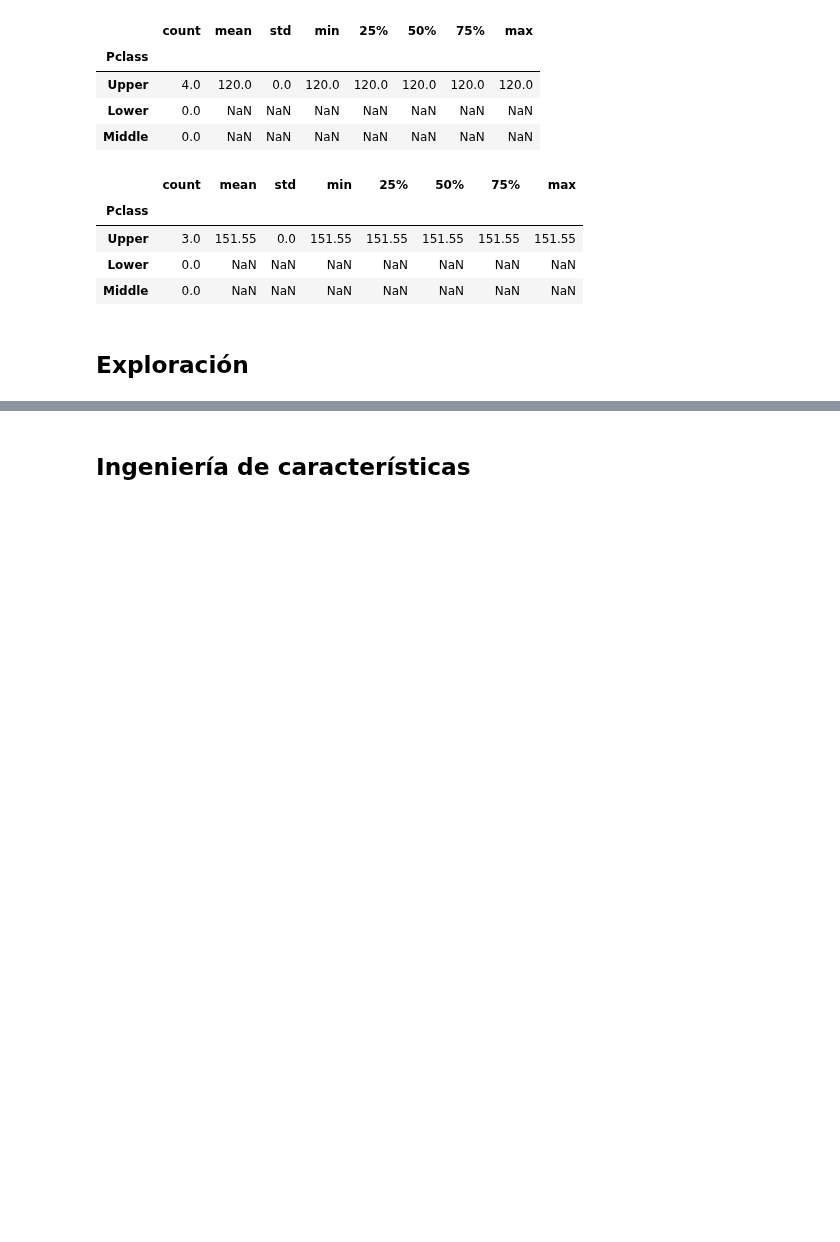
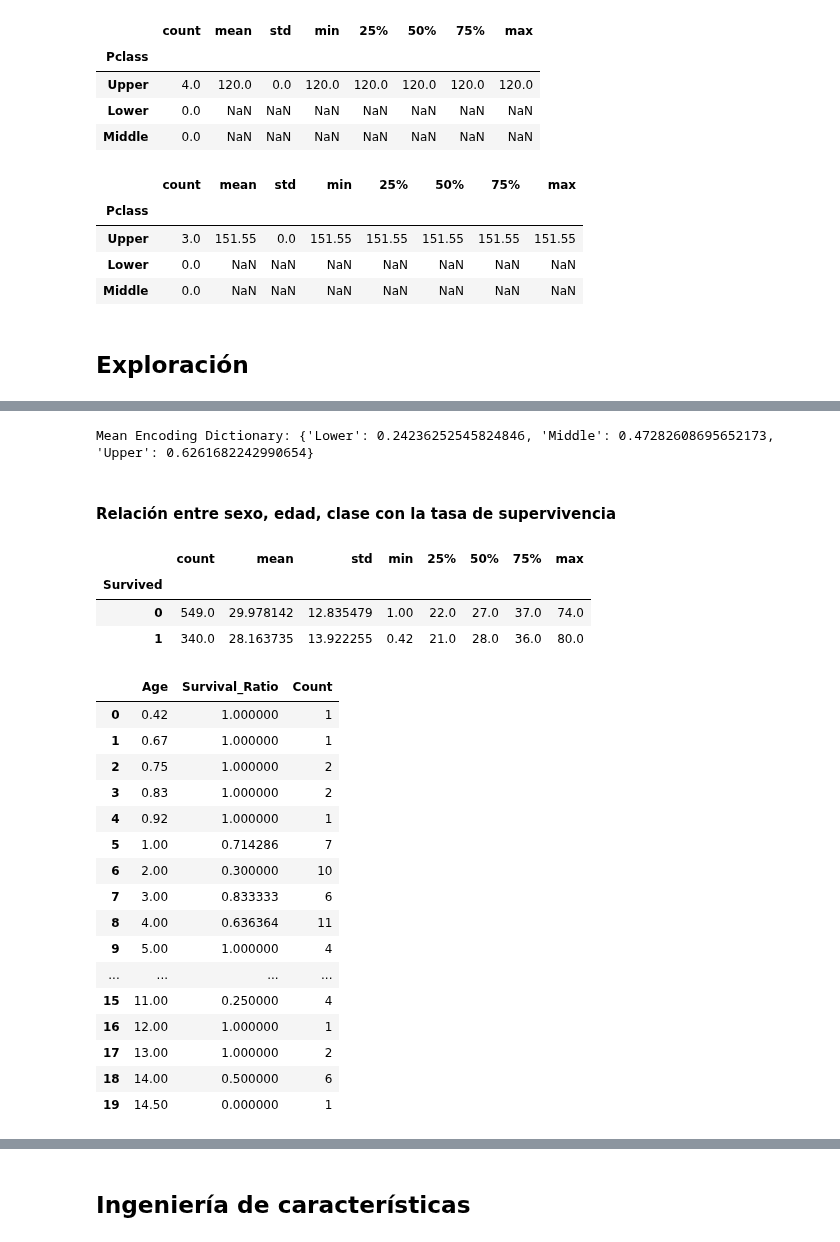
Before and after one commit to iair/mitic-data-science-team-1-septiembre-2024, a Jupyter notebook: mitic-data-science-team-1-septiembre-2024/advance-machine-learning/clases/clase 2 - ingenieria de caracteristicas.ipynb, the cells around one changed output, grey strips where cells are left out. Drawn from its saved outputs; the diff is of its cells as text; code cells hidden in the pictures; blank space fills up the shorter version.

Commit message:
Clase mejorada

```diff
--- a/mitic-data-science-team-1-septiembre-2024/advance-machine-learning/clases/clase 2 - ingenieria de caracteristicas.ipynb
+++ b/mitic-data-science-team-1-septiembre-2024/advance-machine-learning/clases/clase 2 - ingenieria de caracteristicas.ipynb
@@ -536,0 +553,45 @@ train[train.Cabin=='C22 C26'].groupby(['Pclass'])['Fare'].describe().sort_values
+# %%
+# Mean encoding for PclassOrdinal with Survived
+mean_encoding = train.groupby('Pclass')['Survived'].mean().to_dict()
+# Map the mean encoding back to the train dataset
+train['Pclass_mean_encoded'] = train['Pclass'].map(mean_encoding)
+
+# Display the mean encoding dictionary and the first few rows of the updated DataFrame
+print("Mean Encoding Dictionary:", mean_encoding)
+# %% [output]
+Mean Encoding Dictionary: {'Lower': 0.24236252545824846, 'Middle': 0.47282608695652173, 'Upper': 0.6261682242990654}
+# %% [markdown]
+#### Relación entre sexo, edad, clase con la tasa de supervivencia
+# %%
+train.groupby('Survived')['Age'].describe().sort_values('count',ascending=False)
+# %% [output]
+|  | count | mean | std | min | 25% | 50% | 75% | max |
+| Survived |  |  |  |  |  |  |  |  |
+| 0 | 549.0 | 29.978142 | 12.835479 | 1.00 | 22.0 | 27.0 | 37.0 | 74.0 |
+| 1 | 340.0 | 28.163735 | 13.922255 | 0.42 | 21.0 | 28.0 | 36.0 | 80.0 |
+# %%
+# Ensure your dataset has the columns 'Age' and 'Survived'
+# Calculate the survival ratio and count by age
+survival_by_age = train.groupby('Age').agg(
+    Survival_Ratio=('Survived', 'mean'),
+    Count=('Survived', 'size')
+).reset_index()
+survival_by_age.head(20)
+# %% [output]
+|  | Age | Survival_Ratio | Count |
+| 0 | 0.42 | 1.000000 | 1 |
+| 1 | 0.67 | 1.000000 | 1 |
+| 2 | 0.75 | 1.000000 | 2 |
+| 3 | 0.83 | 1.000000 | 2 |
+| 4 | 0.92 | 1.000000 | 1 |
+| 5 | 1.00 | 0.714286 | 7 |
+| 6 | 2.00 | 0.300000 | 10 |
+| 7 | 3.00 | 0.833333 | 6 |
+| 8 | 4.00 | 0.636364 | 11 |
+| 9 | 5.00 | 1.000000 | 4 |
+| ... | ... | ... | ... |
+| 15 | 11.00 | 0.250000 | 4 |
+| 16 | 12.00 | 1.000000 | 1 |
+| 17 | 13.00 | 1.000000 | 2 |
+| 18 | 14.00 | 0.500000 | 6 |
+| 19 | 14.50 | 0.000000 | 1 |
```
Also changed, not shown: parts of 28 cells of this notebook, 2 other files.
